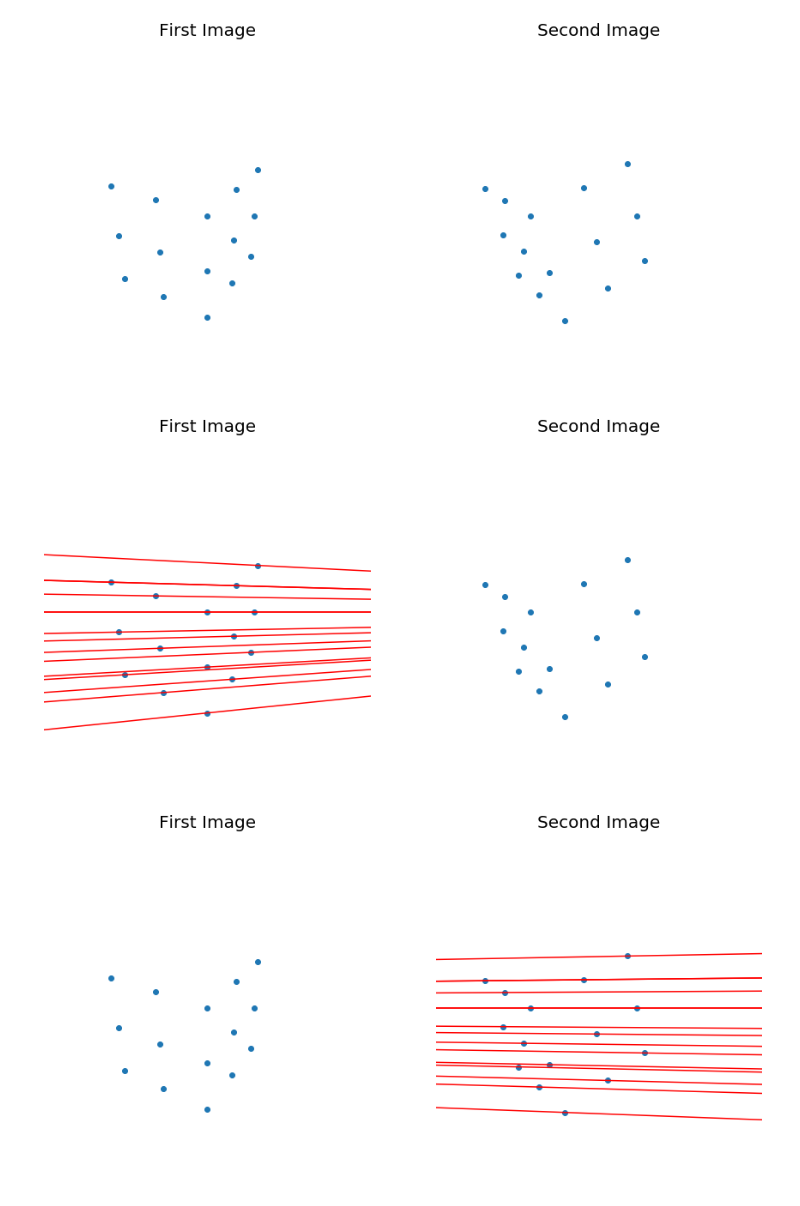
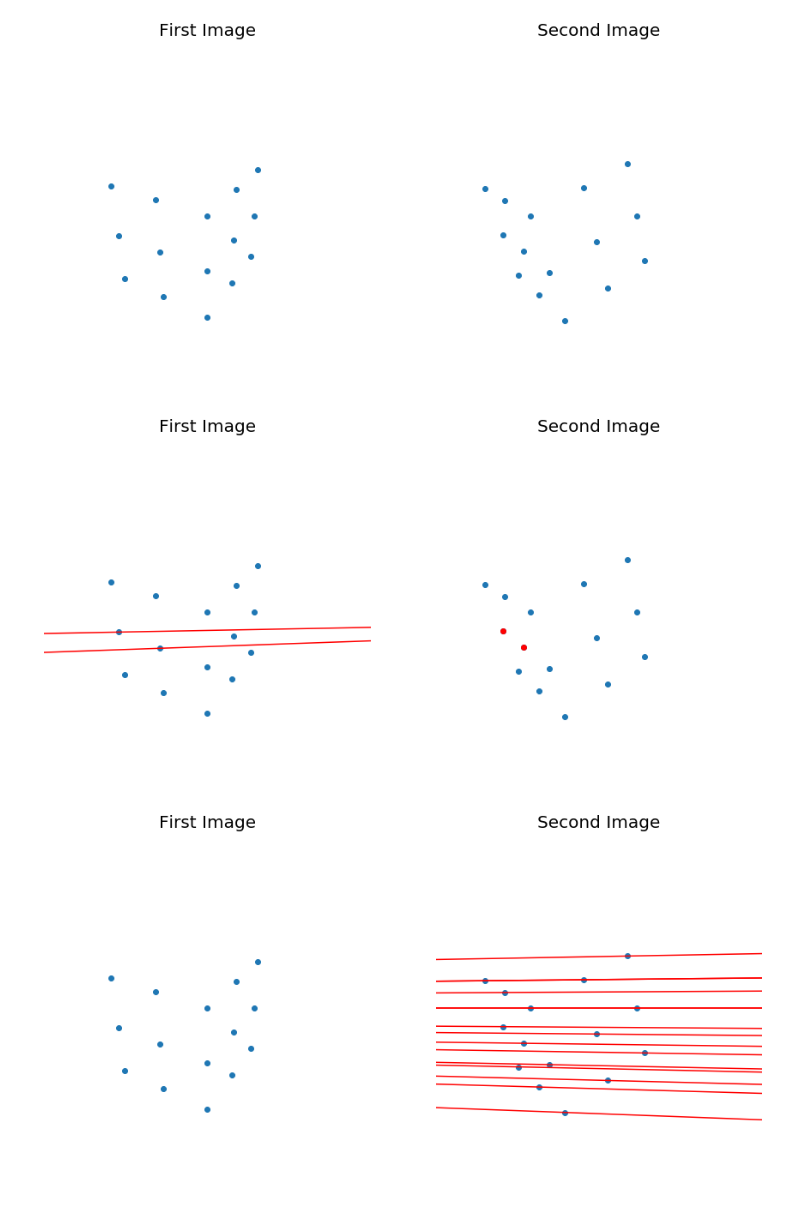
Before and after one commit to tnorlund/ImageProcessing, a Jupyter notebook: 3DMotion/Structure From Motion.ipynb, the cells around one changed output. Cells and saved outputs as stored; diff of their text form; code cells hidden in the pictures.

```diff
--- a/3DMotion/Structure From Motion.ipynb
+++ b/3DMotion/Structure From Motion.ipynb
@@ -373,7 +415,10 @@ This gives us 4 possible solutions. Luckily, 3 of the solutions support ideas th
 
 First, we can calculate the SVD of $E$ and define $W$.
 # %%
-[U, D, V] = np.linalg.svd(E)
+U, D, VT = np.linalg.svd(E)
+U[:,[0, 1]] = U[:,[1, 0]]
+V = VT.transpose()
+V[:,[0, 1]] = V[:,[1, 0]]
 W = np.matrix([
     [0, -1, 0],
     [1, 0, 0],
@@ -410,0 +507,15 @@ matrix([[ 0.        , -0.31622777, -0.9486833 ],
+# %%
+for result in results:
+    if np.linalg.det(result[0:2,0:2]) < 0:
+        result = -result
+    U, D, V = np.linalg.svd(
+        np.vstack([
+            [p_1_x @ M_1],
+            [p_2_x @ np.linalg.inv(result)[0:3,:]]
+        ])
+    )
+    P = V[-1]
+    P_1_est = P / P[0,-1]
+    P_2_est = np.linalg.inv(result) @ P_1_est.transpose()
+    if P_1_est[2,0] > 0 and P_2_est[2,0] > 0:
+        answer = -result
@@ -451,42 +606,54 @@ plt.show()
 # %% [output]
 [figure]
 # %%
+index = [3, 4]
+
+if type(index) is int:
+    index = list(map(int, str(index)))
+
 fig, axes = plt.subplots(nrows=1, ncols=2, figsize=(15, 7.5))
 axes[0].scatter(
     [x[0] for x in u_1.transpose()[:,0].tolist()],
     [300-y[0] for y in u_1.transpose()[:,1].tolist()])
 axes[0].set_xlim([0, 300])
 axes[0].set_ylim([0, 300])
 axes[0].set_title("First Image", size=20)
 axes[0].axis("off")
 axes[1].scatter(
     [x[0] for x in u_2.transpose()[:,0].tolist()],
     [300-y[0] for y in u_2.transpose()[:,1].tolist()])
-axes[1].set_xlim([0, 300])
-axes[1].set_ylim([0, 300])
-axes[1].set_title("Second Image", size=20)
-axes[1].axis("off")
-for index in range(0, len(points_1.transpose())):
-    l = E * points_2[:,index]
-    error = float(points_1[:,index].transpose() * E * points_2[:,index])
+for idx in index:
+    axes[1].scatter(
+        [x[0] for x in u_2.transpose()[:,0].tolist()][idx],
+        [300-y[0] for y in u_2.transpose()[:,1].tolist()][idx],
+        c="red",
+        s=35
+    )
+    l = E * points_2[:,idx]
+    error = float(points_1[:,idx].transpose() * E * points_2[:,idx])
     p_line_0 = H * np.matrix([
         [-1],
         [float((-l[2]-l[0]*(-1))/l[1])],
         [1]
     ])
     p_line_1 = H * np.matrix([
         [1],
         [float((-l[2]-l[0])/l[1])],
         [1]
     ])
     axes[0].plot(
         (float(p_line_0[0]), float(p_line_1[0])),
         (300-float(p_line_0[1]), 300-float(p_line_1[1])),
-        'ro-'
+        'r-'
     )
+axes[1].set_xlim([0, 300])
+axes[1].set_ylim([0, 300])
+axes[1].set_title("Second Image", size=20)
+axes[1].axis("off")
+
 plt.show()
 # %% [output]
-[figure, old version]
+[figure, new version]
 # %%
 fig, axes = plt.subplots(nrows=1, ncols=2, figsize=(15, 7.5))
 axes[0].scatter(
```
Also changed, not shown: parts of 39 cells of this notebook, 8 other files.
